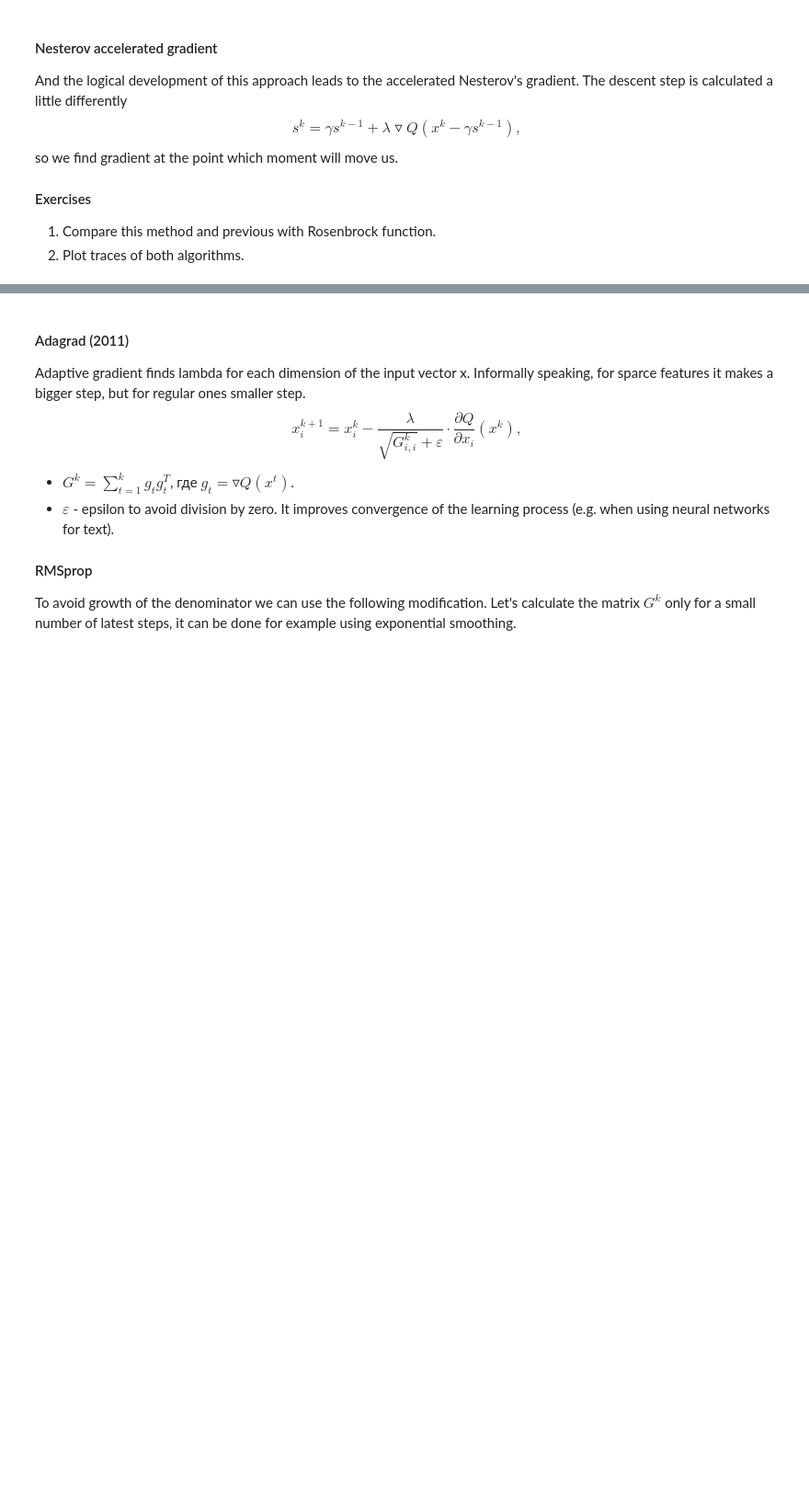
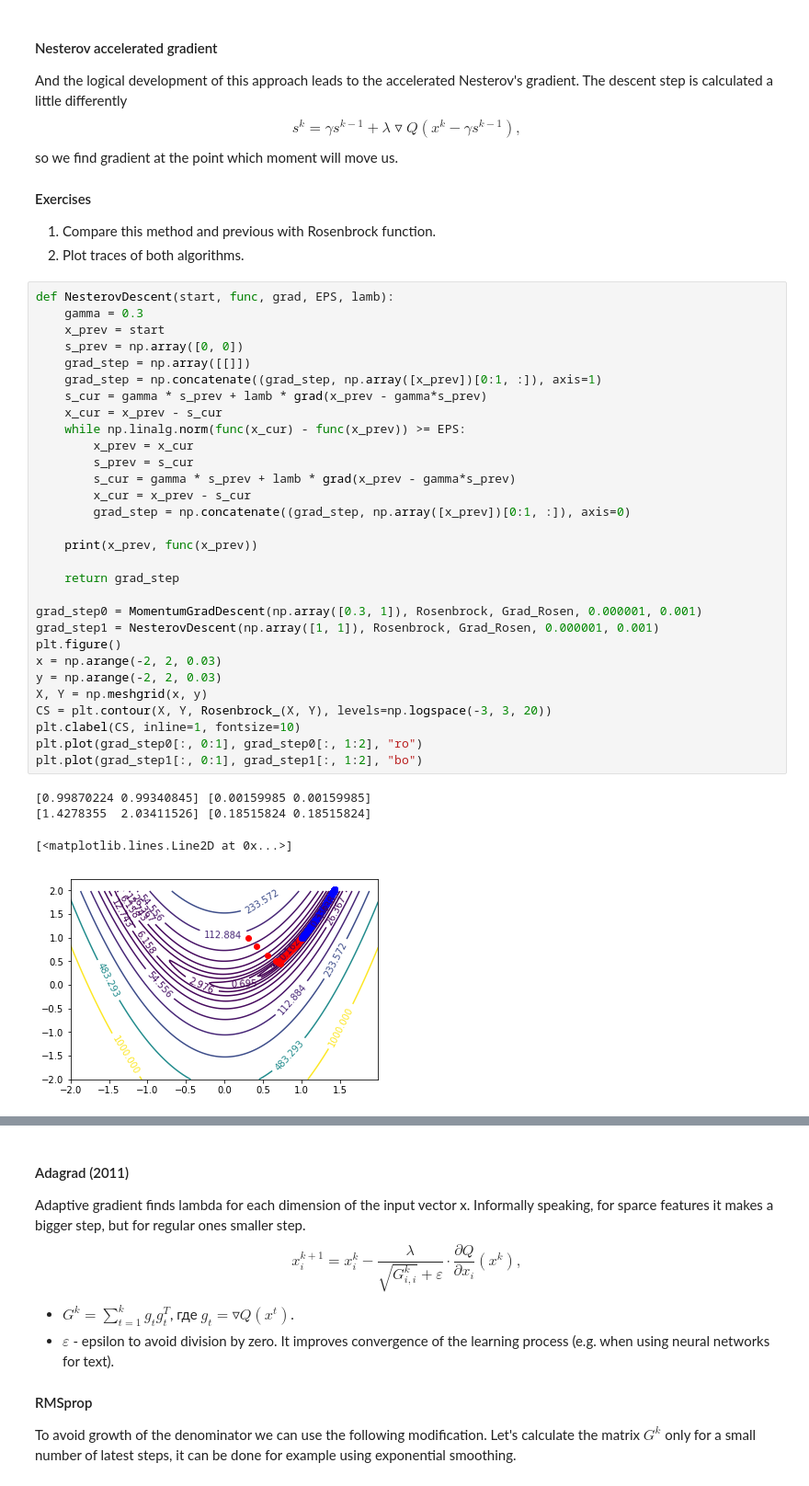
Before and after one commit to levensons/Darin, a Jupyter notebook: lab1/lab-1.ipynb, the cells around one changed output, grey strips where cells are left out. Shown: that part at 92% size. Saved outputs shown, nothing was run; the diff lists cells and outputs as text; blank space fills up the shorter version.

```diff
--- a/lab1/lab-1.ipynb
+++ b/lab1/lab-1.ipynb
@@ -424,3 +482,38 @@ so we find gradient at the point which moment will move us.
 #### Еxercises
 1. Compare this method and previous with Rosenbrock function.
 2. Plot traces of both algorithms.
+# %%
+def NesterovDescent(start, func, grad, EPS, lamb):
+    gamma = 0.3
+    x_prev = start
+    s_prev = np.array([0, 0])
+    grad_step = np.array([[]])
+    grad_step = np.concatenate((grad_step, np.array([x_prev])[0:1, :]), axis=1)
+    s_cur = gamma * s_prev + lamb * grad(x_prev - gamma*s_prev)
+    x_cur = x_prev - s_cur
+    while np.linalg.norm(func(x_cur) - func(x_prev)) >= EPS:
+        x_prev = x_cur
+        s_prev = s_cur
+        s_cur = gamma * s_prev + lamb * grad(x_prev - gamma*s_prev)
+        x_cur = x_prev - s_cur
+        grad_step = np.concatenate((grad_step, np.array([x_prev])[0:1, :]), axis=0)
+
+    print(x_prev, func(x_prev))
+
+    return grad_step
+
+grad_step0 = MomentumGradDescent(np.array([0.3, 1]), Rosenbrock, Grad_Rosen, 0.000001, 0.001)
+grad_step1 = NesterovDescent(np.array([1, 1]), Rosenbrock, Grad_Rosen, 0.000001, 0.001)
+plt.figure()
+x = np.arange(-2, 2, 0.03)
+y = np.arange(-2, 2, 0.03)
+X, Y = np.meshgrid(x, y)
+CS = plt.contour(X, Y, Rosenbrock_(X, Y), levels=np.logspace(-3, 3, 20))
+plt.clabel(CS, inline=1, fontsize=10)
+plt.plot(grad_step0[:, 0:1], grad_step0[:, 1:2], "ro")
+plt.plot(grad_step1[:, 0:1], grad_step1[:, 1:2], "bo")
+# %% [output]
+[0.99870224 0.99340845] [0.00159985 0.00159985]
+[1.4278355  2.03411526] [0.18515824 0.18515824]
+[<matplotlib.lines.Line2D at 0x...>]
+[figure, added]
```
Also changed, not shown: parts of 11 cells of this notebook.
